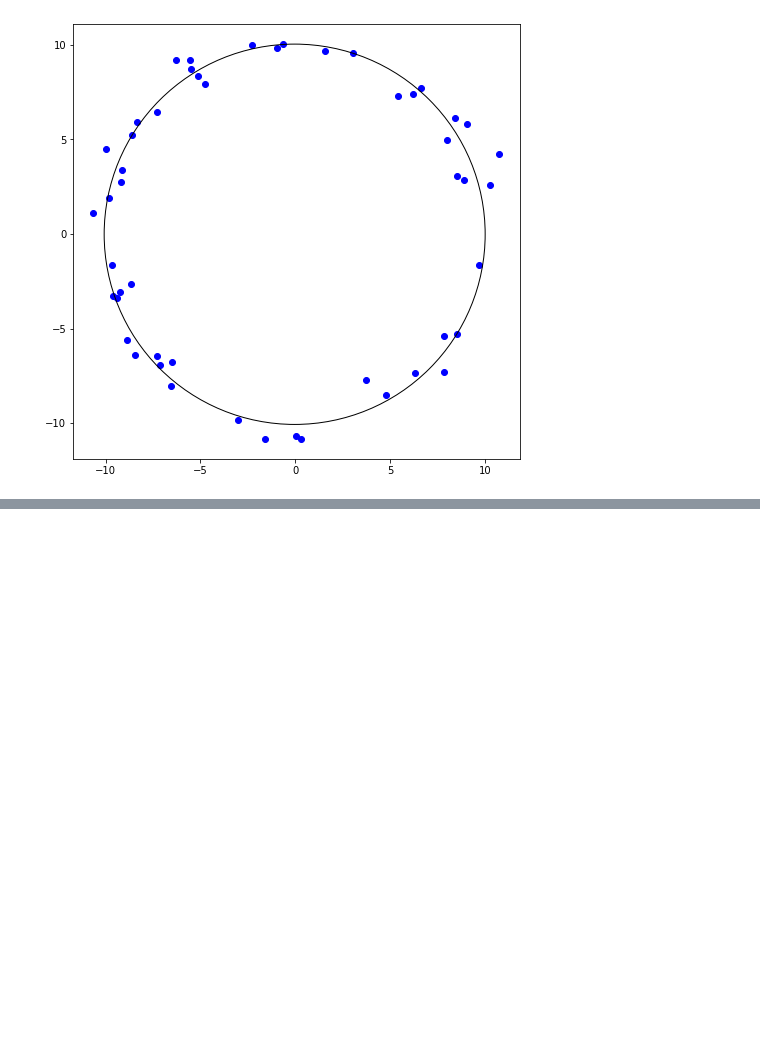
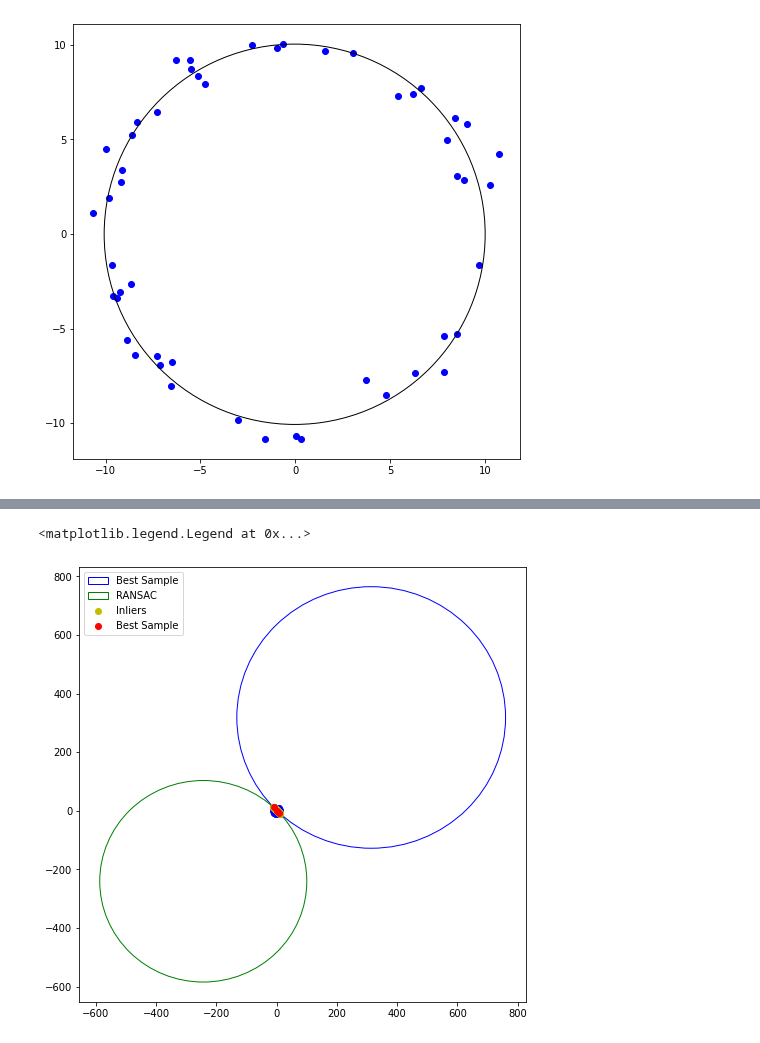
Before and after one commit to KCSAbeywickrama/EN2550-Excercises, a Jupyter notebook: Assignment_02/190018V_a02.ipynb, the cells around one changed output, grey strips where cells are left out. Drawn from its saved outputs; the diff is of its cells as text; code cells hidden in the pictures; blank space fills up the shorter version.

```diff
--- a/Assignment_02/190018V_a02.ipynb
+++ b/Assignment_02/190018V_a02.ipynb
@@ -181,3 +189,62 @@ ax.legend(fancybox=True)
+# %%
+def get_circle(points):
+    (x1,y1),(x2,y2),(x3,y3)=points
+
+    a = (x2-x3)**2 + (y2-y3)**2
+    b = (x3-x1)**2 + (y3-y1)**2
+    c = (x1-x2)**2 + (y1-y2)**2
+    h = 2*(a*b + b*c + c*a) - (a*a + b*b + c*c)
+
+    px = (a*(b+c-a)*x1 + b*(c+a-b)*x2 + c*(a+b-c)*x3) / h
+    py = (a*(b+c-a)*y1 + b*(c+a-b)*y2 + c*(a+b-c)*y3) / h
+    ar = a**0.5
+    br = b**0.5
+    cr = c**0.5
+    r = ar*br*cr / ((ar+br+cr)*(-ar+br+cr)*(ar-br+cr)*(ar+br-cr))**0.5
+
+    return (px,py),r
+
+def get_inliers(points,center,r,thres):
+    tmp_diff_sqr=(points-np.array(center))**2
+    r_difs=np.abs(np.sqrt(tmp_diff_sqr[:,0]+tmp_diff_sqr[:,1])-r)
+    return points[r_difs<thres]
+
+def get_match(points,thres):
+    point_count=len(points)
+    max_inlier_count=0
+    for ittr in range(ittrs_limit):
+        init_points=points[np.random.choice(point_count,3)]
+        circle=get_circle(init_points)
+        # if(circle):
+        inliers=get_inliers(points,circle[0],circle[1],thres)
+        inlier_count=len(inliers)
+        if inlier_count>max_inlier_count:
+            match_circle=circle
+            match_inliers=inliers
+            match_samples=init_points
+            max_inlier_count=inlier_count
+
+    return match_circle,match_samples,match_inliers
+
+ittrs_limit=100
+inlie_thres=1
+(smpl_center,smpl_r),smpl_points,smpl_inliers=get_match(X,inlie_thres)
+(ransac_center,ransac_r),ransac_points,ransac_inliers=get_match(smpl_inliers,inlie_thres)
+
+fig,ax=plt.subplots(1,1,figsize=(8,8))
+ax.scatter(X[:,0],X[:,1],color='b')
+
+smpl_circle=plt.Circle(smpl_center,smpl_r,fill=False,color='b',label="Best Sample")
+ransac_circle=plt.Circle(ransac_center,ransac_r,fill=False,color='g',label="RANSAC")
+ax.add_patch(smpl_circle)
+ax.add_patch(ransac_circle)
+
+ax.scatter(smpl_inliers[:,0],smpl_inliers[:,1],color='y',label="Inliers")
+ax.scatter(smpl_points[:,0],smpl_points[:,1],color='r',label="Best Sample")
+ax.legend(fancybox=True)
+# %% [output]
+<matplotlib.legend.Legend at 0x...>
+[figure, added]
 # %%
 # q2
 
```
Also changed, not shown: parts of 3 cells of this notebook.
